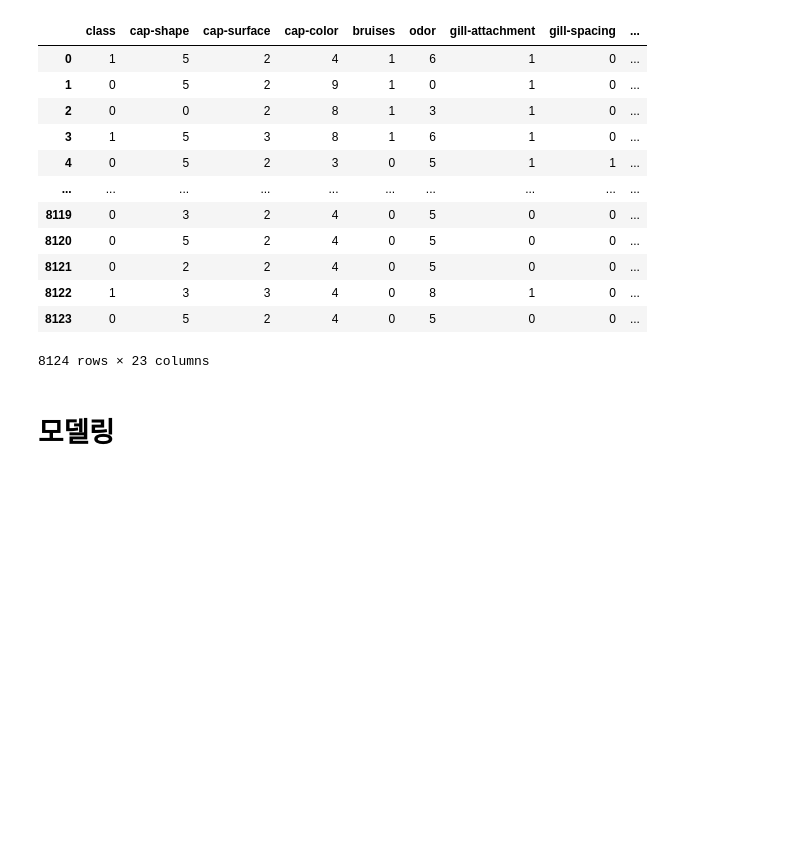
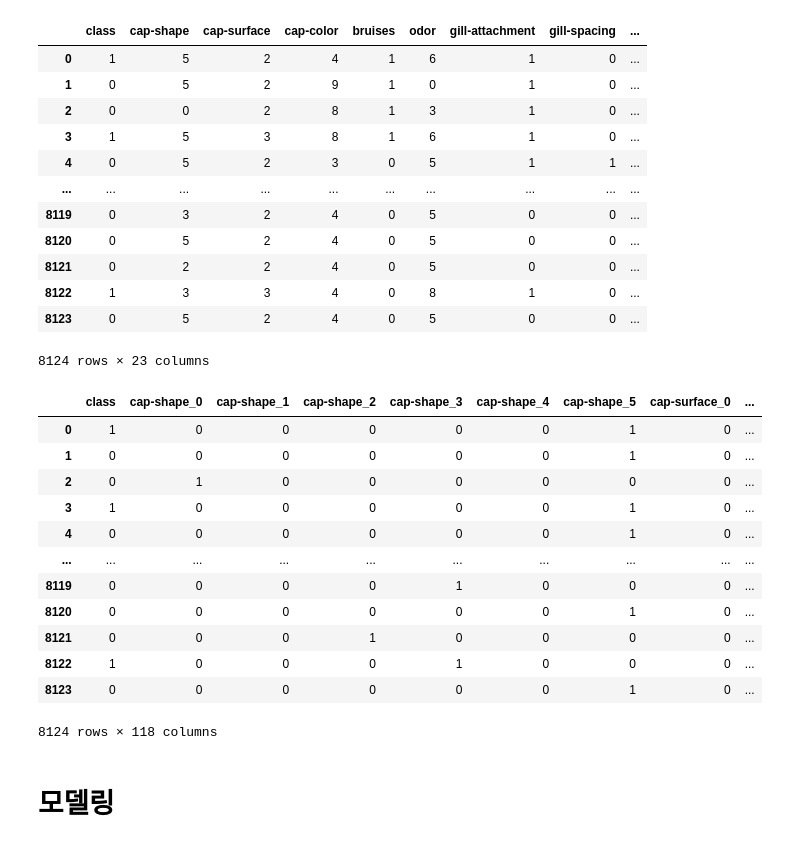
Before and after one commit to SungaHwang/ML_practice, a Jupyter notebook: NaiveBayes_MushroomClassification.ipynb, the cells around one changed output. Drawn from its saved outputs; the diff is of its cells as text; code cells hidden in the pictures; blank space fills up the shorter version.

```diff
--- a/NaiveBayes_MushroomClassification.ipynb
+++ b/NaiveBayes_MushroomClassification.ipynb
@@ -165,7 +198,7 @@ from sklearn import preprocessing
 le = preprocessing.LabelEncoder()
 # %%
-mush_encoded= mush.apply(func=le.fit_transform)
-mush_encoded
+mush_le= mush.apply(func=le.fit_transform)
+mush_le
 # %% [output]
 |  | class | cap-shape | cap-surface | cap-color | bruises | odor | gill-attachment | gill-spacing | ... |
 | 0 | 1 | 5 | 2 | 4 | 1 | 6 | 1 | 0 | ... |
@@ -180,6 +213,24 @@ mush_encoded
 | 8122 | 1 | 3 | 3 | 4 | 0 | 8 | 1 | 0 | ... |
 | 8123 | 0 | 5 | 2 | 4 | 0 | 5 | 0 | 0 | ... |
 8124 rows × 23 columns
+# %%
+# 원핫인코딩 - 순서 없애줌
+mush_enc= pd.get_dummies(mush_le,columns=['cap-shape','cap-surface','cap-color','bruises','odor','gill-attachment','gill-spacing','gill-size','gill-color','stalk-shape','stalk-root','stalk-surface-above-ring','stalk-surface-below-ring','stalk-color-above-ring','stalk-color-below-ring','veil-type','veil-color','ring-number','ring-type','spore-print-color','population','habitat'])
+mush_enc
+# %% [output]
+|  | class | cap-shape_0 | cap-shape_1 | cap-shape_2 | cap-shape_3 | cap-shape_4 | cap-shape_5 | cap-surface_0 | ... |
+| 0 | 1 | 0 | 0 | 0 | 0 | 0 | 1 | 0 | ... |
+| 1 | 0 | 0 | 0 | 0 | 0 | 0 | 1 | 0 | ... |
+| 2 | 0 | 1 | 0 | 0 | 0 | 0 | 0 | 0 | ... |
+| 3 | 1 | 0 | 0 | 0 | 0 | 0 | 1 | 0 | ... |
+| 4 | 0 | 0 | 0 | 0 | 0 | 0 | 1 | 0 | ... |
+| ... | ... | ... | ... | ... | ... | ... | ... | ... | ... |
+| 8119 | 0 | 0 | 0 | 0 | 1 | 0 | 0 | 0 | ... |
+| 8120 | 0 | 0 | 0 | 0 | 0 | 0 | 1 | 0 | ... |
+| 8121 | 0 | 0 | 0 | 1 | 0 | 0 | 0 | 0 | ... |
+| 8122 | 1 | 0 | 0 | 0 | 1 | 0 | 0 | 0 | ... |
+| 8123 | 0 | 0 | 0 | 0 | 0 | 0 | 1 | 0 | ... |
+8124 rows × 118 columns
 # %% [markdown]
 # 모델링
 # %%
```
Also changed, not shown: parts of 32 cells of this notebook.
